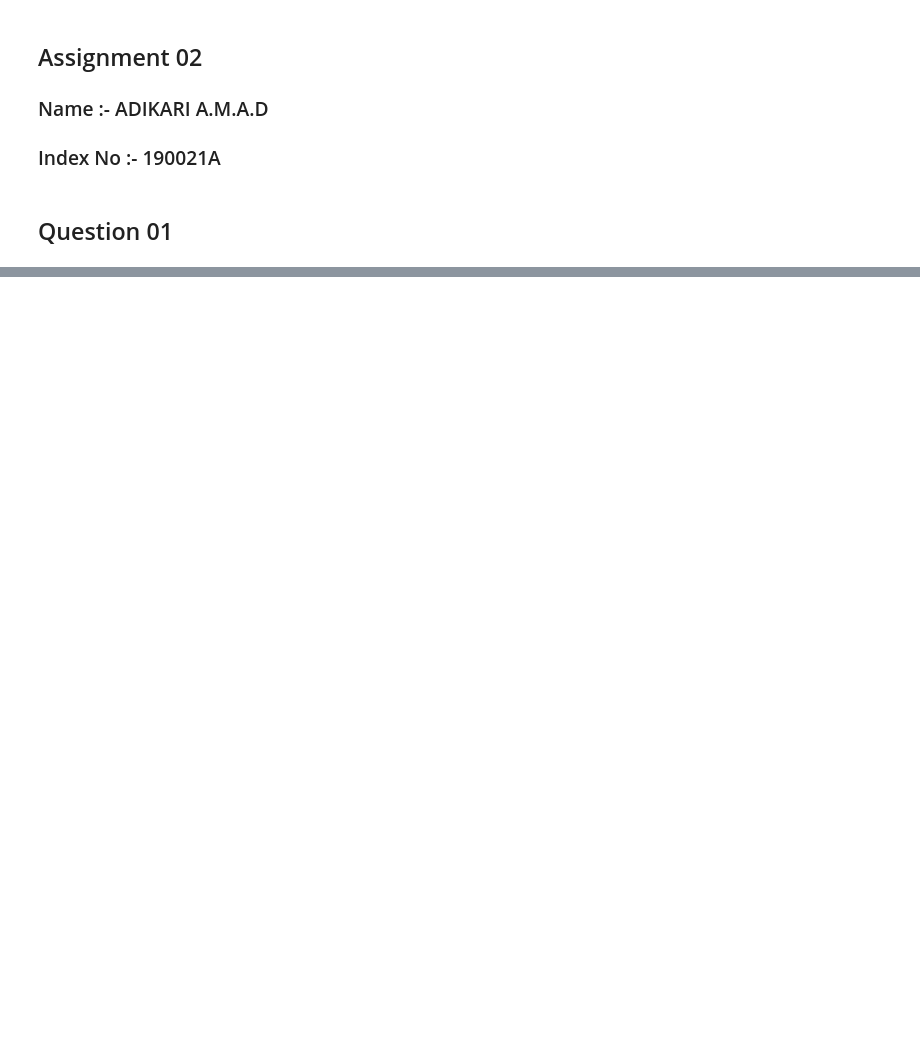
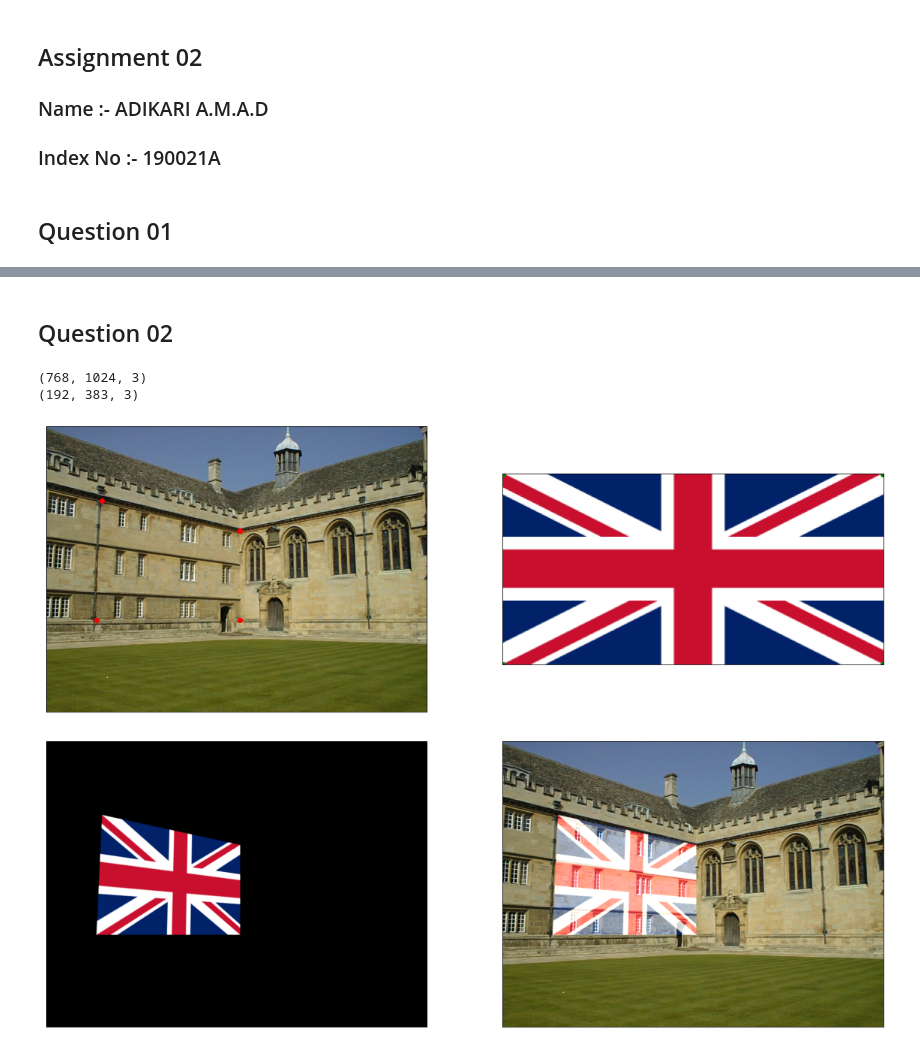
Before and after one commit to ashend99/Image-Processing, a Jupyter notebook: Assignments/Assignment 2/190021A_a02.ipynb, the cells around one changed output, grey strips where cells are left out. Cells and saved outputs as stored; diff of their text form; code cells hidden in the pictures; blank space fills up the shorter version.

Commit message:
Question 02 coding

```diff
--- a/Assignments/Assignment 2/190021A_a02.ipynb
+++ b/Assignments/Assignment 2/190021A_a02.ipynb
@@ -157,0 +159,48 @@ inlier count : 27
+# %% [markdown]
+## Question 02
+# %%
+building = cv.imread('001.jpg')
+flag = cv.imread('flag.png')
+building = cv.cvtColor(building, cv.COLOR_BGR2RGB)
+flag = cv.cvtColor(flag, cv.COLOR_BGR2RGB)
+
+print(building.shape)
+print(flag.shape)
+
+building_points = np.array([(150, 200), (135, 520) , (520, 280), (520, 520)])
+flag_points = np.array([(0, 0), (0, 191), (382, 0), (382, 191)])
+
+h, status = cv.findHomography(flag_points, building_points)
+output_img = cv.warpPerspective(flag, h, (building.shape[1], building.shape[0]))
+
+blend_img = cv.addWeighted(building, 1, output_img, 0.8, 0)
+
+fig, ax = plt.subplots(1, 2, figsize=(20, 10))
+ax[0].imshow(building)
+ax[0].set_xticks([])
+ax[0].set_yticks([])
+ax[0].plot(building_points[:, 0], building_points[:, 1], 'ro')
+
+
+ax[1].imshow(flag)
+ax[1].plot(flag_points[:, 0], flag_points[:, 1], 'go')
+ax[1].set_xticks([])
+ax[1].set_yticks([])
+
+
+fig, ax = plt.subplots(1, 2, figsize=(20, 10))
+ax[0].imshow(output_img)
+ax[0].set_xticks([])
+ax[0].set_yticks([])
+
+
+ax[1].imshow(blend_img)
+ax[1].set_xticks([])
+ax[1].set_yticks([])
+
+plt.show()
+# %% [output]
+(768, 1024, 3)
+(192, 383, 3)
+[figure, added]
+[figure, added]
```
Also changed, not shown: parts of 2 cells of this notebook, 7 other files.
